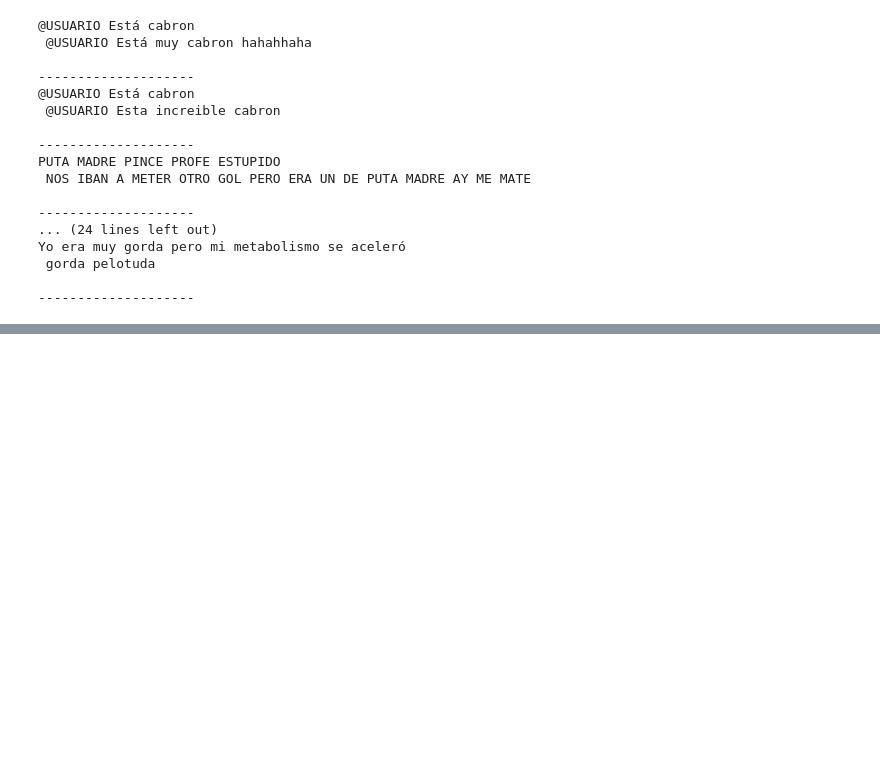
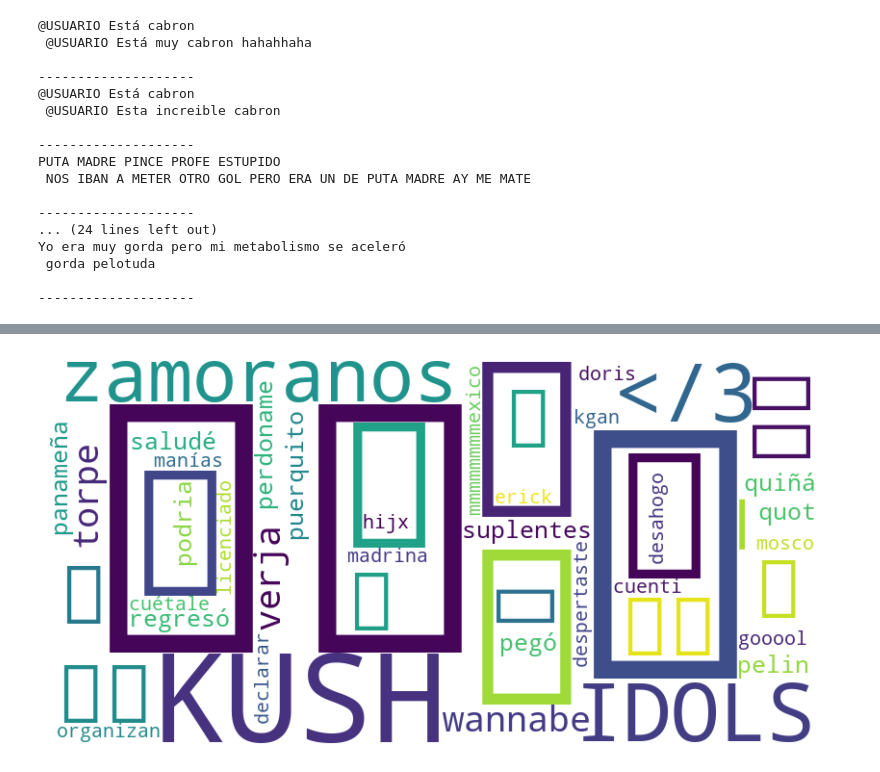
Before and after one commit to LaMaga98/cimat2023-1, a Jupyter notebook: lenguaje/03_tarea_lenguaje/yesenia_sarahi_garcia_gonzalez.ipynb, the cells around one changed output, grey strips where cells are left out. Saved outputs shown, nothing was run; the diff lists cells and outputs as text; code cells hidden in the pictures; blank space fills up the shorter version.

```diff
--- a/lenguaje/03_tarea_lenguaje/yesenia_sarahi_garcia_gonzalez.ipynb
+++ b/lenguaje/03_tarea_lenguaje/yesenia_sarahi_garcia_gonzalez.ipynb
@@ -882,0 +953,10 @@ colección (Chi-2)
+# %%
+labels=tr_labels+val_labels
+words_colection =[key for key,value in dict_indices_coleccion.items() ]
+# %%
+gains = information_gain_for_words(coleccion, labels, words_colection)
+gains50 = gains[:50]
+
+print("Los primeros 50 Information Gain para cada palabra (ordenado):")
+for word, gain in gains50:
+    print("{}: {}".format(word, gain))
@@ -882,0 +981,16 @@ colección (Chi-2)
+# %%
+from wordcloud import WordCloud
+
+# Crear un diccionario donde las palabras son las llaves y la ganancia de información es el valor
+word_gain_dict = {word: gain for word, gain in gains50}
+
+# Crear la nube de palabras con el tamaño basado en la ganancia de información
+wordcloud = WordCloud(width=800, height=400, background_color='white').generate_from_frequencies(word_gain_dict)
+
+# Mostrar la nube de palabras
+plt.figure(figsize=(10, 5))
+plt.imshow(wordcloud, interpolation='bilinear')
+plt.axis('off')
+plt.show()
+# %% [output]
+[figure, added]
```
Also changed, not shown: parts of 25 cells of this notebook, 5 other files.
